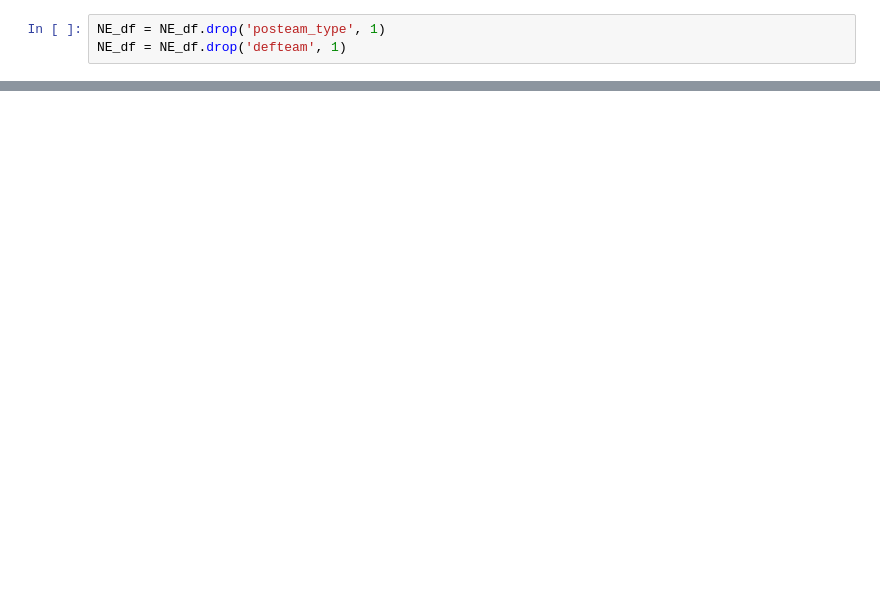
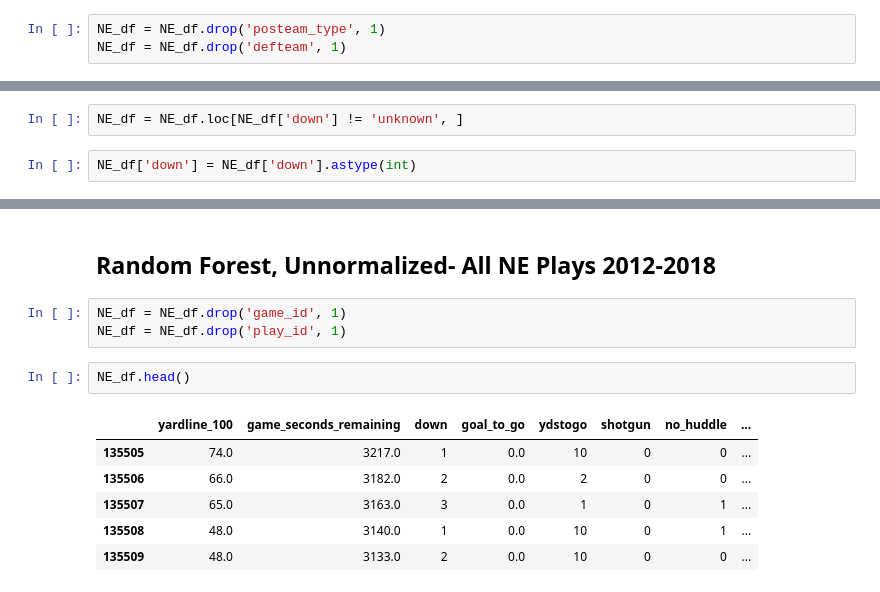
Before and after one commit to danehooker/Thinkful-Projects, a Jupyter notebook: Final Capstone.ipynb, the cells around one changed output, grey strips where cells are left out. Saved outputs shown, nothing was run; the diff lists cells and outputs as text; blank space fills up the shorter version.

```diff
--- a/Final Capstone.ipynb
+++ b/Final Capstone.ipynb
@@ -499,0 +534,4 @@ NE_df.head()
+# %%
+NE_df = NE_df.loc[NE_df['down'] != 'unknown', ]
+# %%
+NE_df['down'] = NE_df['down'].astype(int)
@@ -499,0 +644,14 @@ NE_df.head()
+# %% [markdown]
+## Random Forest, Unnormalized- All NE Plays 2012-2018
+# %%
+NE_df = NE_df.drop('game_id', 1)
+NE_df = NE_df.drop('play_id', 1)
+# %%
+NE_df.head()
+# %% [output]
+|  | yardline_100 | game_seconds_remaining | down | goal_to_go | ydstogo | shotgun | no_huddle | ... |
+| 135505 | 74.0 | 3217.0 | 1 | 0.0 | 10 | 0 | 0 | ... |
+| 135506 | 66.0 | 3182.0 | 2 | 0.0 | 2 | 0 | 0 | ... |
+| 135507 | 65.0 | 3163.0 | 3 | 0.0 | 1 | 0 | 1 | ... |
+| 135508 | 48.0 | 3140.0 | 1 | 0.0 | 10 | 0 | 1 | ... |
+| 135509 | 48.0 | 3133.0 | 2 | 0.0 | 10 | 0 | 0 | ... |
```
Also changed, not shown: parts of 40 cells of this notebook.
